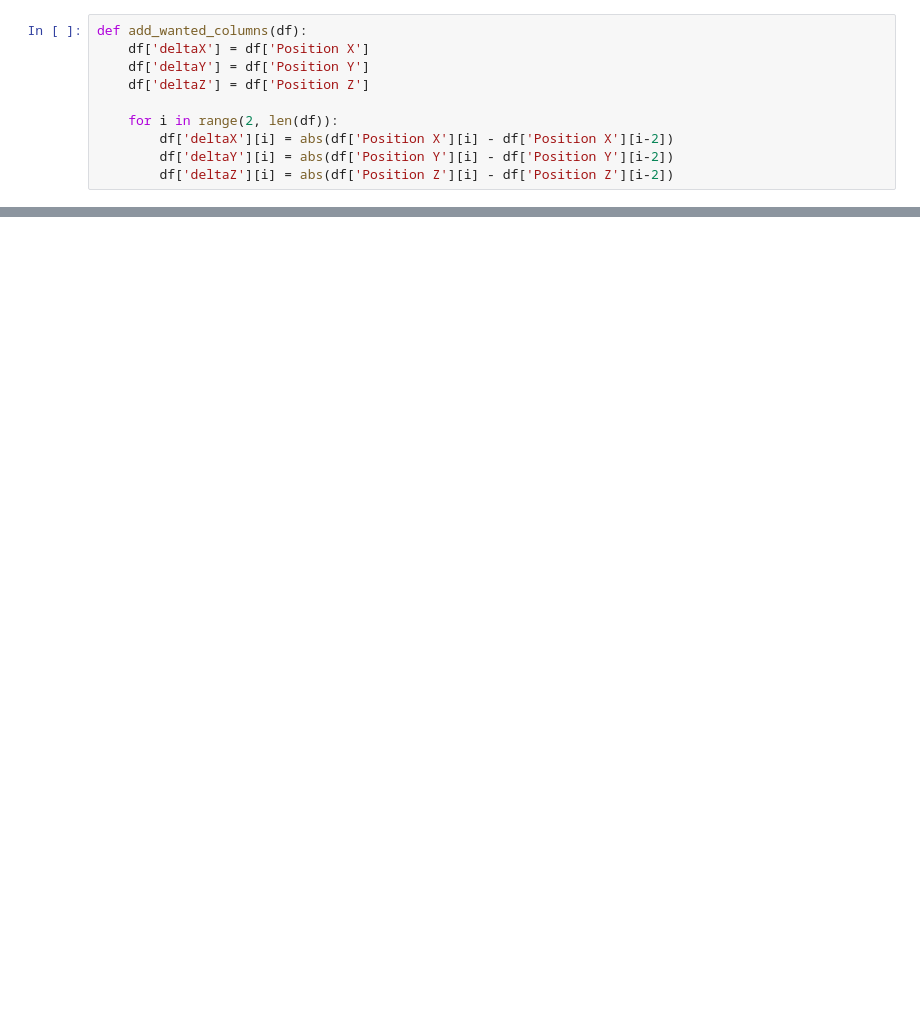
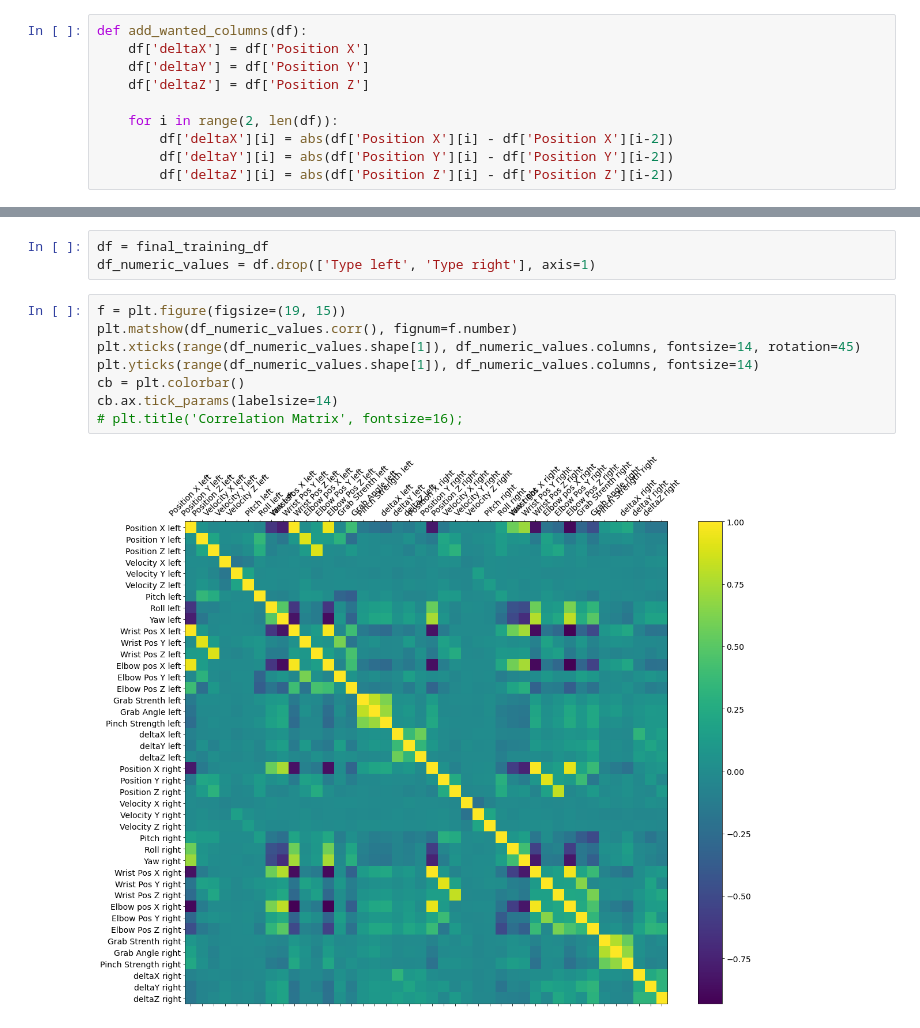
Before and after one commit to Matan-Hodadov/Fashion-mnist, a Jupyter notebook: Hands alignment/Hands alignment.ipynb, the cells around one changed output, grey strips where cells are left out. Cells and saved outputs as stored; diff of their text form; blank space fills up the shorter version.

```diff
--- a/Hands alignment/Hands alignment.ipynb
+++ b/Hands alignment/Hands alignment.ipynb
@@ -140,0 +165,13 @@ memory usage: 1.0+ MB
+# %%
+df = final_training_df
+df_numeric_values = df.drop(['Type left', 'Type right'], axis=1)
+# %%
+f = plt.figure(figsize=(19, 15))
+plt.matshow(df_numeric_values.corr(), fignum=f.number)
+plt.xticks(range(df_numeric_values.shape[1]), df_numeric_values.columns, fontsize=14, rotation=45)
+plt.yticks(range(df_numeric_values.shape[1]), df_numeric_values.columns, fontsize=14)
+cb = plt.colorbar()
+cb.ax.tick_params(labelsize=14)
+# plt.title('Correlation Matrix', fontsize=16);
+# %% [output]
+[figure, added]
```
Also changed, not shown: parts of 52 cells of this notebook.
